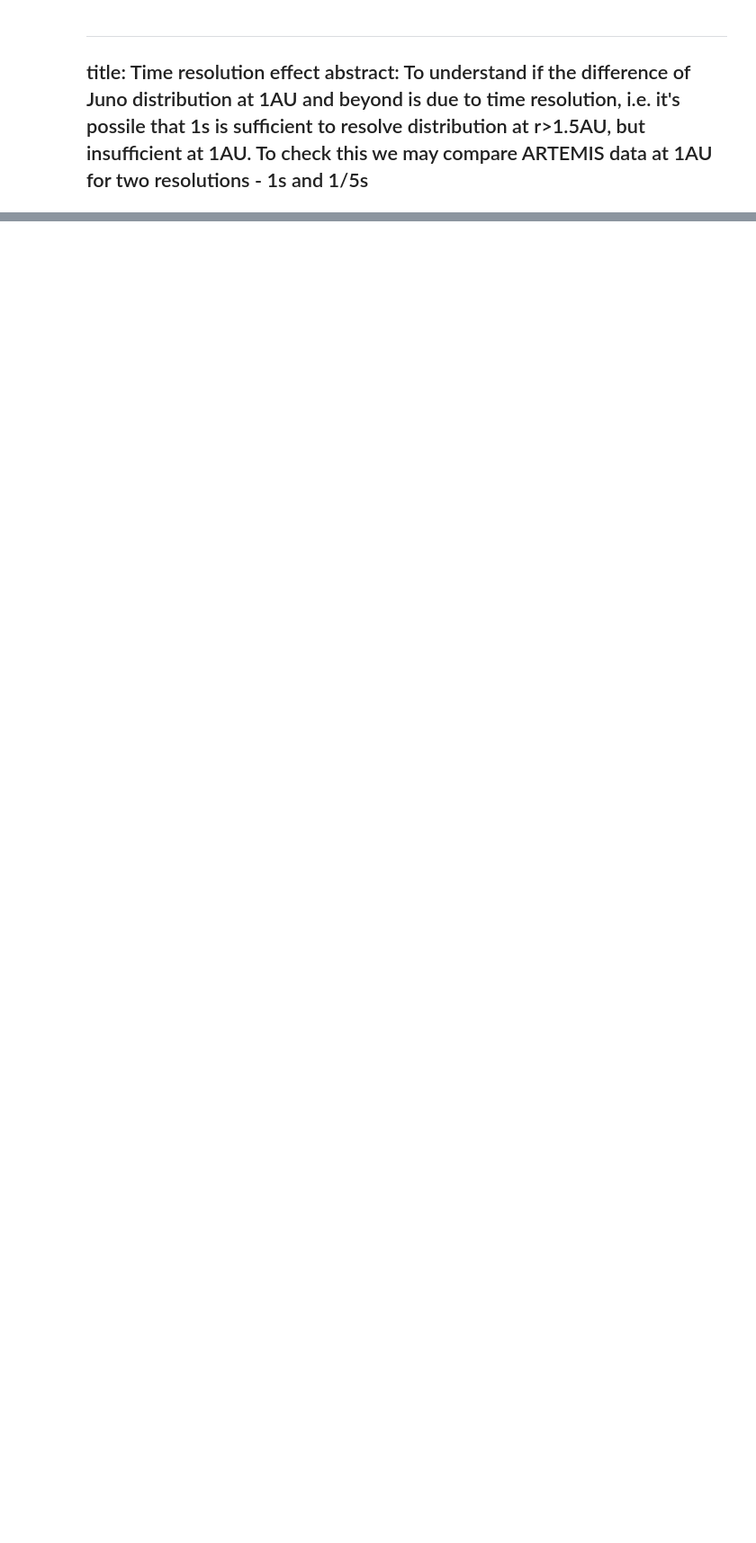
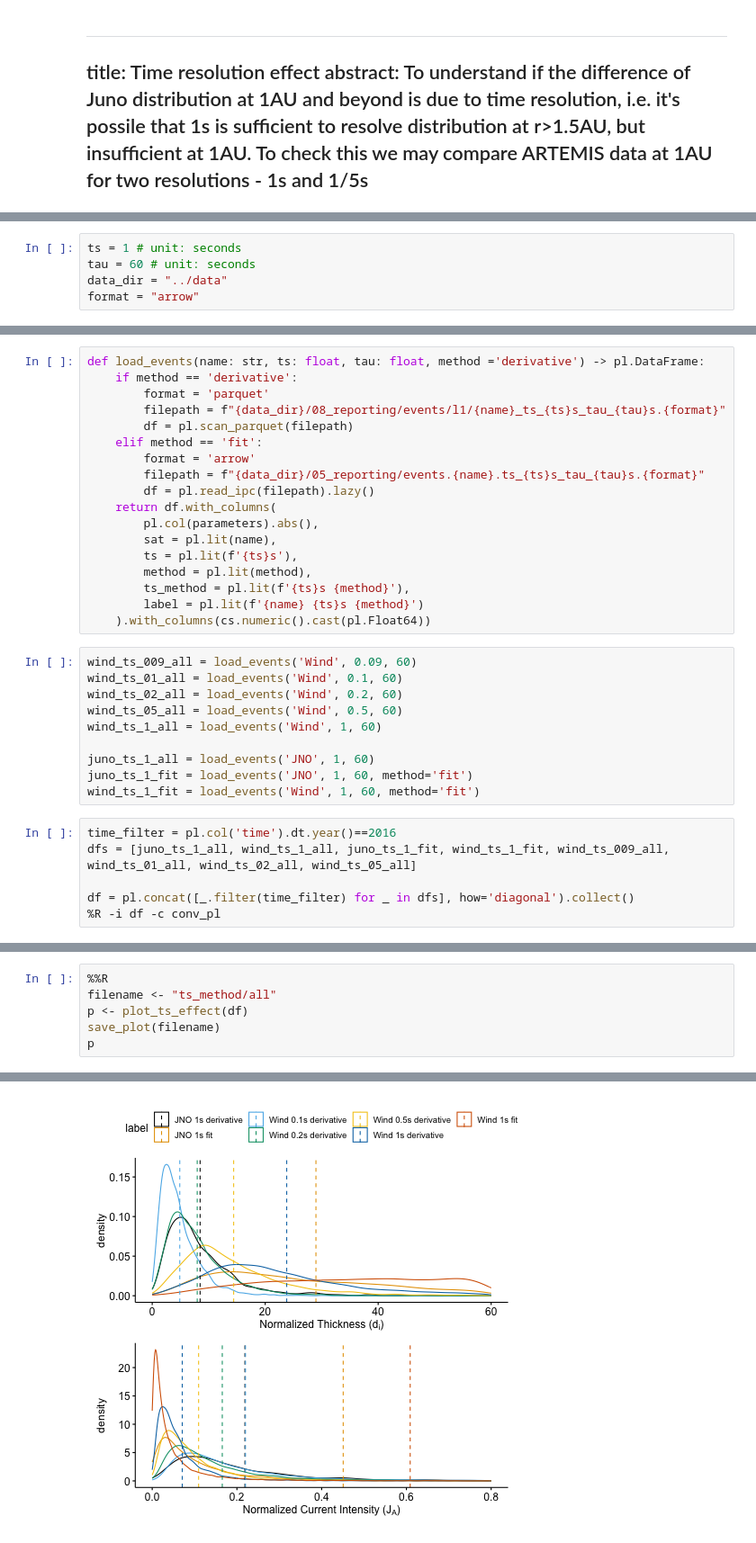
Before and after one commit to Beforerr/ids_spatial_evolution_juno, a Jupyter notebook: notebooks/11_ts.ipynb, the cells around one changed output, grey strips where cells are left out. Shown at 90% size. Drawn from its saved outputs; the diff is of its cells as text; blank space fills up the shorter version.

```diff
--- a/notebooks/11_ts.ipynb
+++ b/notebooks/11_ts.ipynb
@@ -106,0 +37,5 @@ shape: (5, 3)
+# %%
+ts = 1 # unit: seconds
+tau = 60 # unit: seconds
+data_dir = "../data"
+format = "arrow"
@@ -107,3 +60,37 @@ shape: (5, 3)
+# %%
+def load_events(name: str, ts: float, tau: float, method ='derivative') -> pl.DataFrame:
+    if method == 'derivative':
+        format = 'parquet'
+        filepath = f"{data_dir}/08_reporting/events/l1/{name}_ts_{ts}s_tau_{tau}s.{format}"
+        df = pl.scan_parquet(filepath)
+    elif method == 'fit':
+        format = 'arrow'
+        filepath = f"{data_dir}/05_reporting/events.{name}.ts_{ts}s_tau_{tau}s.{format}"
+        df = pl.read_ipc(filepath).lazy()
+    return df.with_columns(
+        pl.col(parameters).abs(),
+        sat = pl.lit(name),
+        ts = pl.lit(f'{ts}s'),
+        method = pl.lit(method),
+        ts_method = pl.lit(f'{ts}s {method}'),
+        label = pl.lit(f'{name} {ts}s {method}')
+    ).with_columns(cs.numeric().cast(pl.Float64))
+# %%
+wind_ts_009_all = load_events('Wind', 0.09, 60)
+wind_ts_01_all = load_events('Wind', 0.1, 60)
+wind_ts_02_all = load_events('Wind', 0.2, 60)
+wind_ts_05_all = load_events('Wind', 0.5, 60)
+wind_ts_1_all = load_events('Wind', 1, 60)
+
+juno_ts_1_all = load_events('JNO', 1, 60)
+juno_ts_1_fit = load_events('JNO', 1, 60, method='fit')
+wind_ts_1_fit = load_events('Wind', 1, 60, method='fit')
+# %%
+time_filter = pl.col('time').dt.year()==2016
+dfs = [juno_ts_1_all, wind_ts_1_all, juno_ts_1_fit, wind_ts_1_fit, wind_ts_009_all, wind_ts_01_all, wind_ts_02_all, wind_ts_05_all]
+
+df = pl.concat([_.filter(time_filter) for _ in dfs], how='diagonal').collect()
+%R -i df -c conv_pl
 # %%
 %%R
 filename <- "ts_effect"
@@ -152,0 +137,7 @@ In addition: Warning messages:
+# %%
+%%R
+filename <- "ts_method/all"
+p <- plot_ts_effect(df)
+save_plot(filename)
+p
+# %% [output]
@@ -152,0 +152 @@ In addition: Warning messages:
+[figure, added]
```
Also changed, not shown: parts of 14 cells of this notebook, 36 other files.
